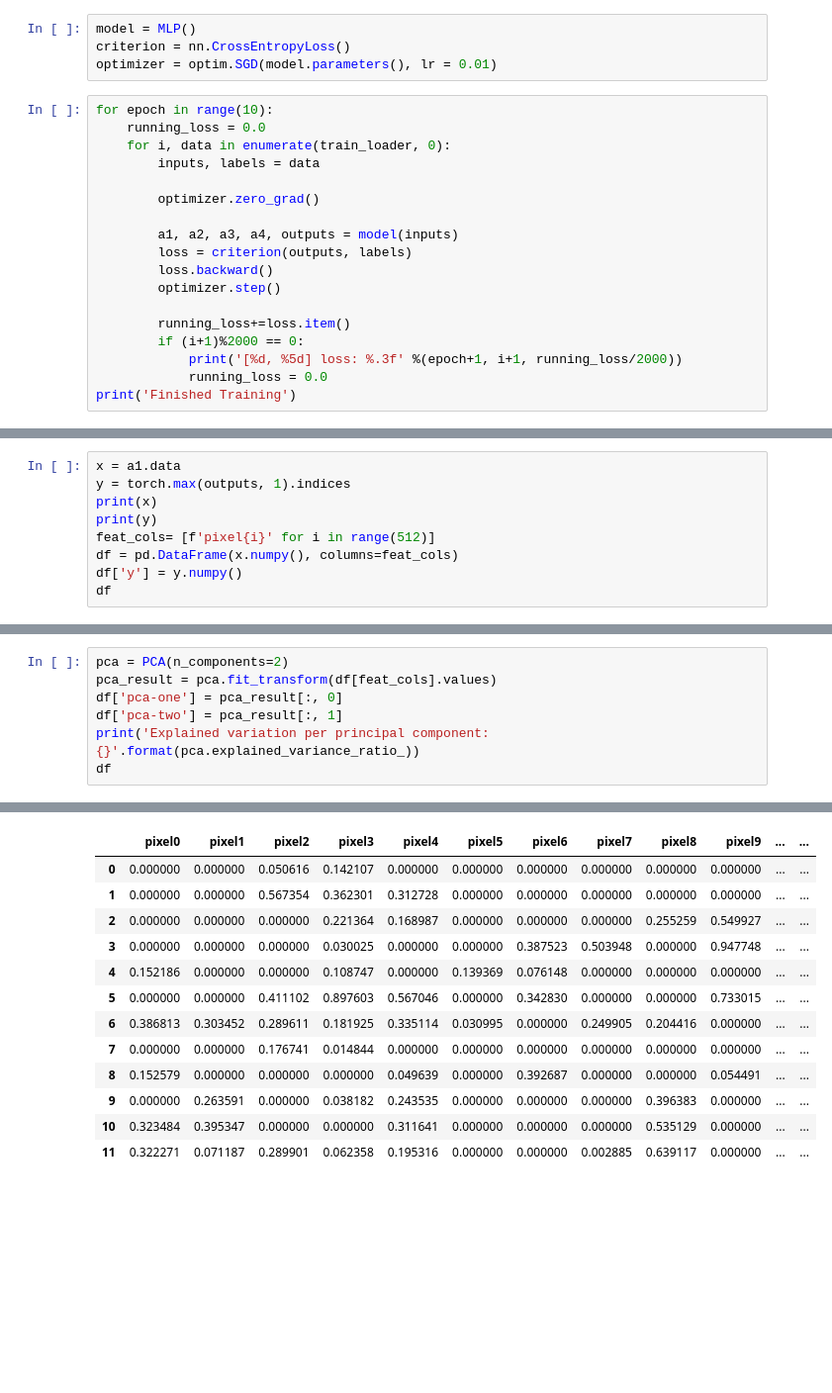
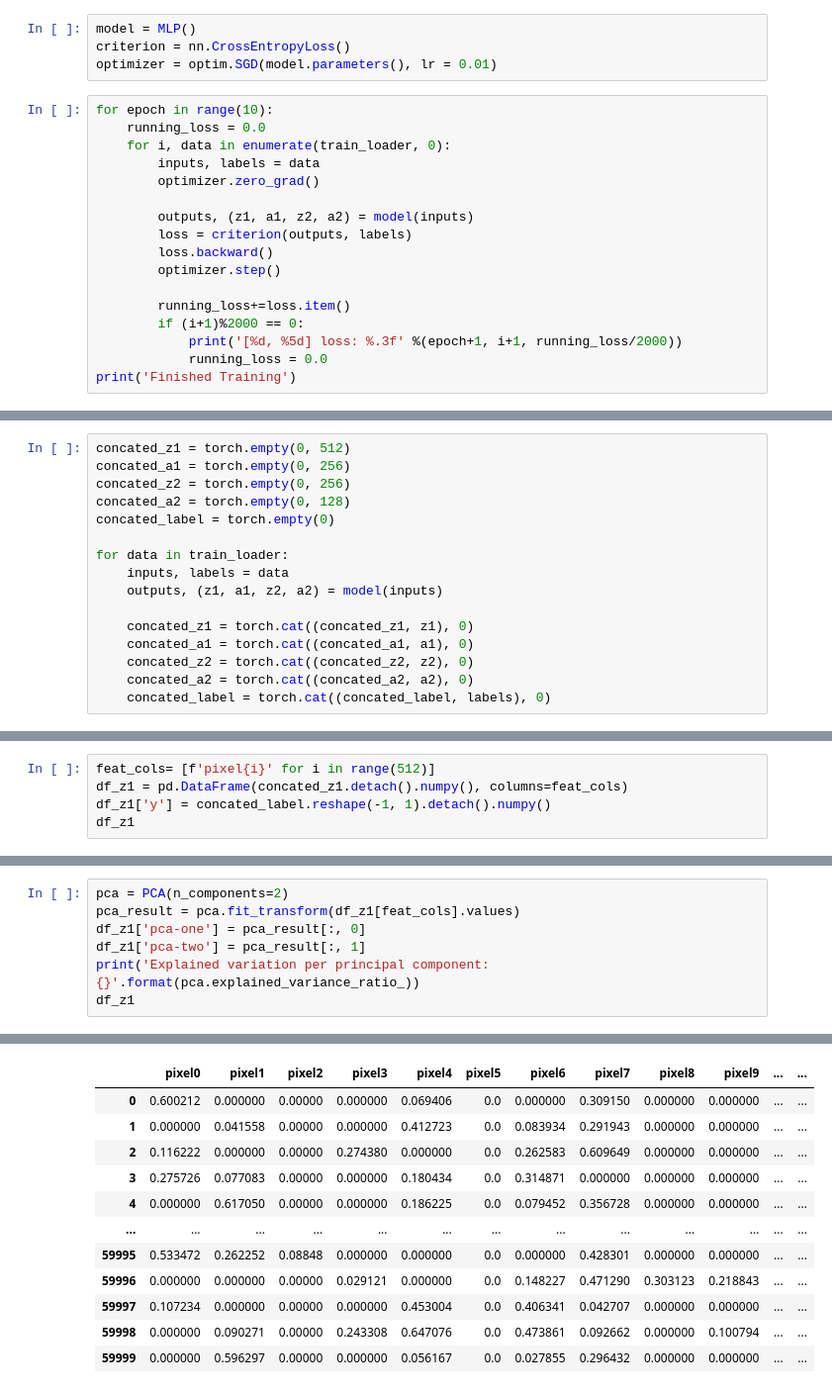
Before and after one commit to LIMDANBI/2021-2, a Jupyter notebook: AI/term_project.ipynb, the cells around one changed output, grey strips where cells are left out. Shown at 99% size. Saved outputs shown, nothing was run; the diff lists cells and outputs as text; blank space fills up the shorter version.

```diff
--- a/AI/term_project.ipynb
+++ b/AI/term_project.ipynb
@@ -193,10 +193,9 @@ for epoch in range(10):
     running_loss = 0.0
     for i, data in enumerate(train_loader, 0):
         inputs, labels = data
-
         optimizer.zero_grad()
 
-        a1, a2, a3, a4, outputs = model(inputs)
+        outputs, (z1, a1, z2, a2) = model(inputs)
         loss = criterion(outputs, labels)
         loss.backward()
         optimizer.step()
@@ -229 +241,17 @@ Finished Training
+# %%
+concated_z1 = torch.empty(0, 512)
+concated_a1 = torch.empty(0, 256)
+concated_z2 = torch.empty(0, 256)
+concated_a2 = torch.empty(0, 128)
+concated_label = torch.empty(0)
+
+for data in train_loader:
+    inputs, labels = data
+    outputs, (z1, a1, z2, a2) = model(inputs)
+
+    concated_z1 = torch.cat((concated_z1, z1), 0)
+    concated_a1 = torch.cat((concated_a1, a1), 0)
+    concated_z2 = torch.cat((concated_z2, z2), 0)
+    concated_a2 = torch.cat((concated_a2, a2), 0)
+    concated_label = torch.cat((concated_label, labels), 0)
 # %%
@@ -248,10 +275,6 @@ indices=tensor([9, 7, 9, 0, 6, 9, 8, 4, 5, 3, 8, 1]))
 # %%
-x = a1.data
-y = torch.max(outputs, 1).indices
-print(x)
-print(y)
 feat_cols= [f'pixel{i}' for i in range(512)]
-df = pd.DataFrame(x.numpy(), columns=feat_cols)
-df['y'] = y.numpy()
-df
+df_z1 = pd.DataFrame(concated_z1.detach().numpy(), columns=feat_cols)
+df_z1['y'] = concated_label.reshape(-1, 1).detach().numpy()
+df_z1
 # %% [output]
@@ -280,8 +294,8 @@ tensor([9, 7, 9, 0, 6, 9, 8, 4, 5, 3, 8, 1])
 # %%
 pca = PCA(n_components=2)
-pca_result = pca.fit_transform(df[feat_cols].values)
-df['pca-one'] = pca_result[:, 0]
-df['pca-two'] = pca_result[:, 1]
+pca_result = pca.fit_transform(df_z1[feat_cols].values)
+df_z1['pca-one'] = pca_result[:, 0]
+df_z1['pca-two'] = pca_result[:, 1]
 print('Explained variation per principal component: {}'.format(pca.explained_variance_ratio_))
-df
+df_z1
 # %% [output]
@@ -289,13 +303,12 @@ Explained variation per principal component: [0.24357043 0.15527597]
 |  | pixel0 | pixel1 | pixel2 | pixel3 | pixel4 | pixel5 | pixel6 | pixel7 | pixel8 | pixel9 | ... | ... |
-| 0 | 0.000000 | 0.000000 | 0.050616 | 0.142107 | 0.000000 | 0.000000 | 0.000000 | 0.000000 | 0.000000 | 0.000000 | ... | ... |
-| 1 | 0.000000 | 0.000000 | 0.567354 | 0.362301 | 0.312728 | 0.000000 | 0.000000 | 0.000000 | 0.000000 | 0.000000 | ... | ... |
-| 2 | 0.000000 | 0.000000 | 0.000000 | 0.221364 | 0.168987 | 0.000000 | 0.000000 | 0.000000 | 0.255259 | 0.549927 | ... | ... |
-| 3 | 0.000000 | 0.000000 | 0.000000 | 0.030025 | 0.000000 | 0.000000 | 0.387523 | 0.503948 | 0.000000 | 0.947748 | ... | ... |
-| 4 | 0.152186 | 0.000000 | 0.000000 | 0.108747 | 0.000000 | 0.139369 | 0.076148 | 0.000000 | 0.000000 | 0.000000 | ... | ... |
-| 5 | 0.000000 | 0.000000 | 0.411102 | 0.897603 | 0.567046 | 0.000000 | 0.342830 | 0.000000 | 0.000000 | 0.733015 | ... | ... |
-| 6 | 0.386813 | 0.303452 | 0.289611 | 0.181925 | 0.335114 | 0.030995 | 0.000000 | 0.249905 | 0.204416 | 0.000000 | ... | ... |
-| 7 | 0.000000 | 0.000000 | 0.176741 | 0.014844 | 0.000000 | 0.000000 | 0.000000 | 0.000000 | 0.000000 | 0.000000 | ... | ... |
-| 8 | 0.152579 | 0.000000 | 0.000000 | 0.000000 | 0.049639 | 0.000000 | 0.392687 | 0.000000 | 0.000000 | 0.054491 | ... | ... |
-| 9 | 0.000000 | 0.263591 | 0.000000 | 0.038182 | 0.243535 | 0.000000 | 0.000000 | 0.000000 | 0.396383 | 0.000000 | ... | ... |
-| 10 | 0.323484 | 0.395347 | 0.000000 | 0.000000 | 0.311641 | 0.000000 | 0.000000 | 0.000000 | 0.535129 | 0.000000 | ... | ... |
-| 11 | 0.322271 | 0.071187 | 0.289901 | 0.062358 | 0.195316 | 0.000000 | 0.000000 | 0.002885 | 0.639117 | 0.000000 | ... | ... |
+| 0 | 0.600212 | 0.000000 | 0.00000 | 0.000000 | 0.069406 | 0.0 | 0.000000 | 0.309150 | 0.000000 | 0.000000 | ... | ... |
+| 1 | 0.000000 | 0.041558 | 0.00000 | 0.000000 | 0.412723 | 0.0 | 0.083934 | 0.291943 | 0.000000 | 0.000000 | ... | ... |
+| 2 | 0.116222 | 0.000000 | 0.00000 | 0.274380 | 0.000000 | 0.0 | 0.262583 | 0.609649 | 0.000000 | 0.000000 | ... | ... |
+| 3 | 0.275726 | 0.077083 | 0.00000 | 0.000000 | 0.180434 | 0.0 | 0.314871 | 0.000000 | 0.000000 | 0.000000 | ... | ... |
+| 4 | 0.000000 | 0.617050 | 0.00000 | 0.000000 | 0.186225 | 0.0 | 0.079452 | 0.356728 | 0.000000 | 0.000000 | ... | ... |
+| ... | ... | ... | ... | ... | ... | ... | ... | ... | ... | ... | ... | ... |
+| 59995 | 0.533472 | 0.262252 | 0.08848 | 0.000000 | 0.000000 | 0.0 | 0.000000 | 0.428301 | 0.000000 | 0.000000 | ... | ... |
+| 59996 | 0.000000 | 0.000000 | 0.00000 | 0.029121 | 0.000000 | 0.0 | 0.148227 | 0.471290 | 0.303123 | 0.218843 | ... | ... |
+| 59997 | 0.107234 | 0.000000 | 0.00000 | 0.000000 | 0.453004 | 0.0 | 0.406341 | 0.042707 | 0.000000 | 0.000000 | ... | ... |
+| 59998 | 0.000000 | 0.090271 | 0.00000 | 0.243308 | 0.647076 | 0.0 | 0.473861 | 0.092662 | 0.000000 | 0.100794 | ... | ... |
+| 59999 | 0.000000 | 0.596297 | 0.00000 | 0.000000 | 0.056167 | 0.0 | 0.027855 | 0.296432 | 0.000000 | 0.000000 | ... | ... |
```
Also changed, not shown: parts of 41 cells of this notebook.
